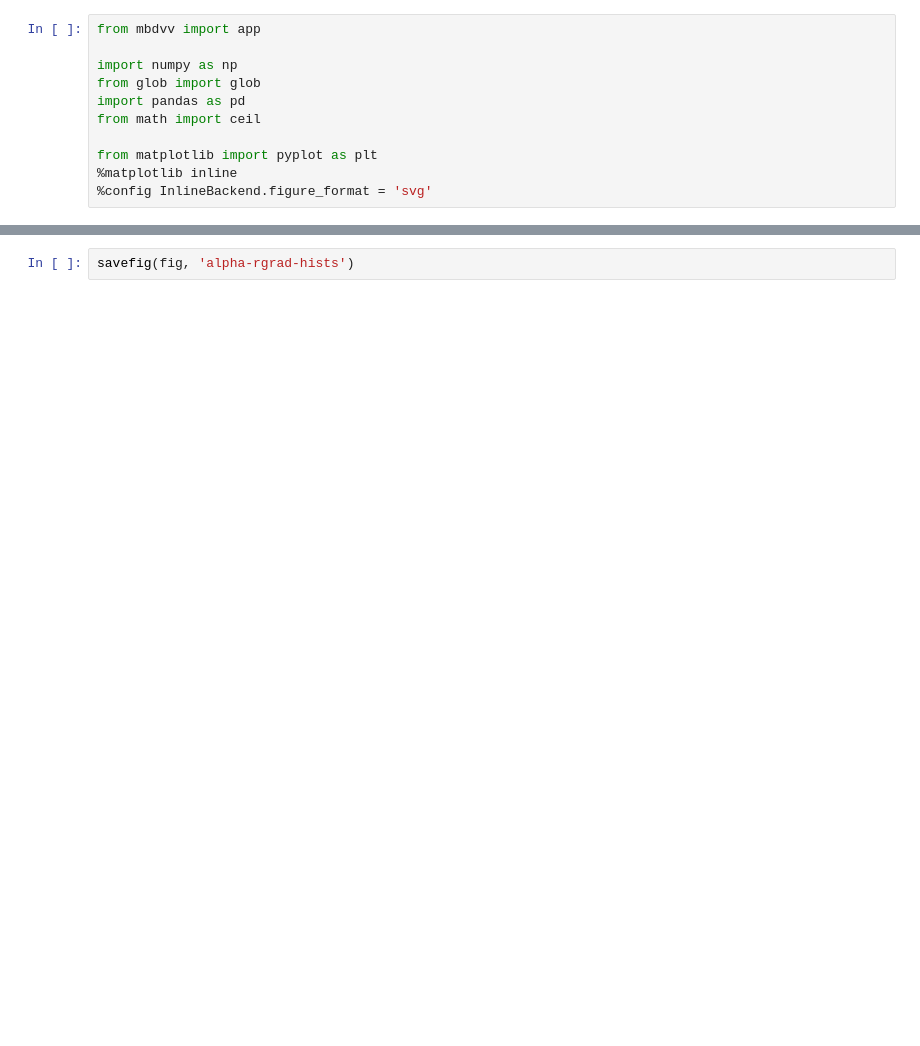
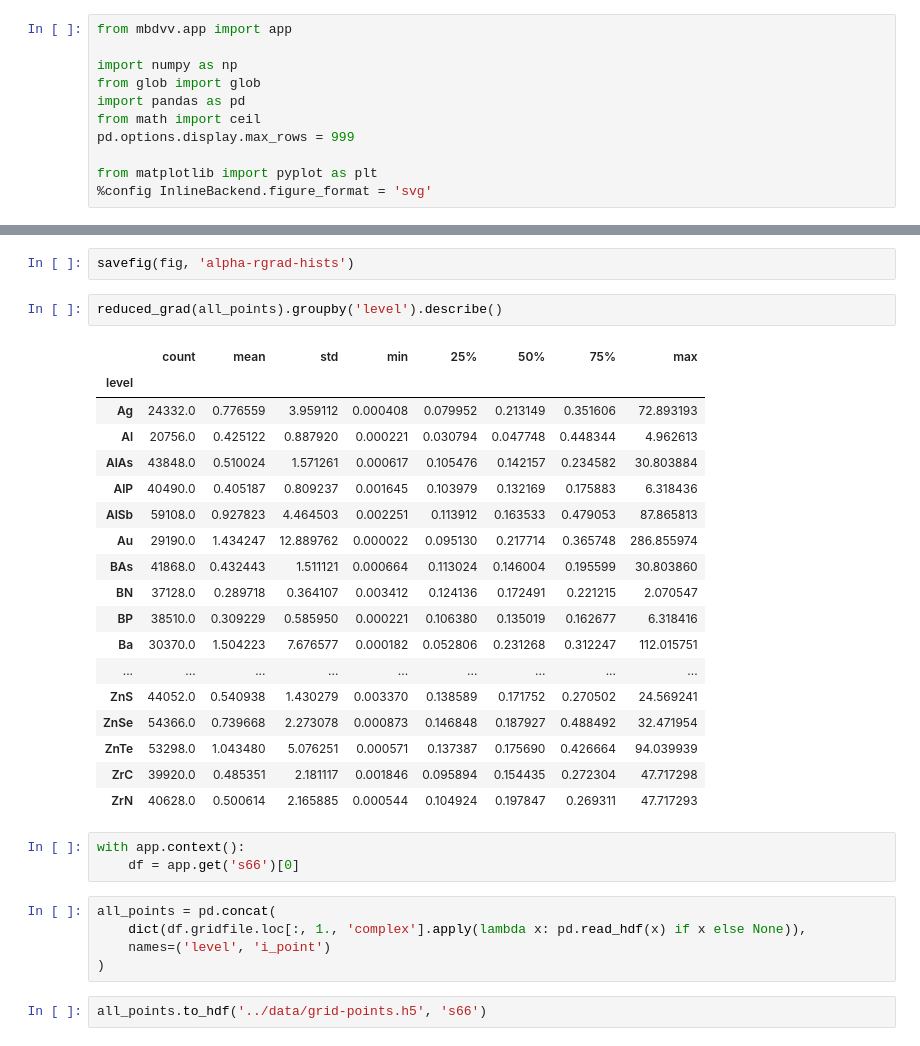
Before and after one commit to azag0/mbd-vv, a Jupyter notebook: notebooks/2018-02-12-alpha-density.ipynb, the cells around one changed output, grey strips where cells are left out. Cells and saved outputs as stored; diff of their text form; blank space fills up the shorter version.

```diff
--- a/notebooks/2018-02-12-alpha-density.ipynb
+++ b/notebooks/2018-02-12-alpha-density.ipynb
@@ -1,13 +1,13 @@
 # %%
-from mbdvv import app
+from mbdvv.app import app
 
 import numpy as np
 from glob import glob
 import pandas as pd
 from math import ceil
+pd.options.display.max_rows = 999
 
 from matplotlib import pyplot as plt
-%matplotlib inline
 %config InlineBackend.figure_format = 'svg'
 # %%
 def savefig(fig, name, ext='pdf', **kwargs):
@@ -78,3 +78,34 @@ fig.tight_layout()
 [drawing not drawn]
 # %%
 savefig(fig, 'alpha-rgrad-hists')
+# %%
+reduced_grad(all_points).groupby('level').describe()
+# %% [output]
+|  | count | mean | std | min | 25% | 50% | 75% | max |
+| level |  |  |  |  |  |  |  |  |
+| Ag | 24332.0 | 0.776559 | 3.959112 | 0.000408 | 0.079952 | 0.213149 | 0.351606 | 72.893193 |
+| Al | 20756.0 | 0.425122 | 0.887920 | 0.000221 | 0.030794 | 0.047748 | 0.448344 | 4.962613 |
+| AlAs | 43848.0 | 0.510024 | 1.571261 | 0.000617 | 0.105476 | 0.142157 | 0.234582 | 30.803884 |
+| AlP | 40490.0 | 0.405187 | 0.809237 | 0.001645 | 0.103979 | 0.132169 | 0.175883 | 6.318436 |
+| AlSb | 59108.0 | 0.927823 | 4.464503 | 0.002251 | 0.113912 | 0.163533 | 0.479053 | 87.865813 |
+| Au | 29190.0 | 1.434247 | 12.889762 | 0.000022 | 0.095130 | 0.217714 | 0.365748 | 286.855974 |
+| BAs | 41868.0 | 0.432443 | 1.511121 | 0.000664 | 0.113024 | 0.146004 | 0.195599 | 30.803860 |
+| BN | 37128.0 | 0.289718 | 0.364107 | 0.003412 | 0.124136 | 0.172491 | 0.221215 | 2.070547 |
+| BP | 38510.0 | 0.309229 | 0.585950 | 0.000221 | 0.106380 | 0.135019 | 0.162677 | 6.318416 |
+| Ba | 30370.0 | 1.504223 | 7.676577 | 0.000182 | 0.052806 | 0.231268 | 0.312247 | 112.015751 |
+| ... | ... | ... | ... | ... | ... | ... | ... | ... |
+| ZnS | 44052.0 | 0.540938 | 1.430279 | 0.003370 | 0.138589 | 0.171752 | 0.270502 | 24.569241 |
+| ZnSe | 54366.0 | 0.739668 | 2.273078 | 0.000873 | 0.146848 | 0.187927 | 0.488492 | 32.471954 |
+| ZnTe | 53298.0 | 1.043480 | 5.076251 | 0.000571 | 0.137387 | 0.175690 | 0.426664 | 94.039939 |
+| ZrC | 39920.0 | 0.485351 | 2.181117 | 0.001846 | 0.095894 | 0.154435 | 0.272304 | 47.717298 |
+| ZrN | 40628.0 | 0.500614 | 2.165885 | 0.000544 | 0.104924 | 0.197847 | 0.269311 | 47.717293 |
+# %%
+with app.context():
+    df = app.get('s66')[0]
+# %%
+all_points = pd.concat(
+    dict(df.gridfile.loc[:, 1., 'complex'].apply(lambda x: pd.read_hdf(x) if x else None)),
+    names=('level', 'i_point')
+)
+# %%
+all_points.to_hdf('../data/grid-points.h5', 's66')
```
Also changed, not shown: parts of 4 cells of this notebook, 3 other files.
